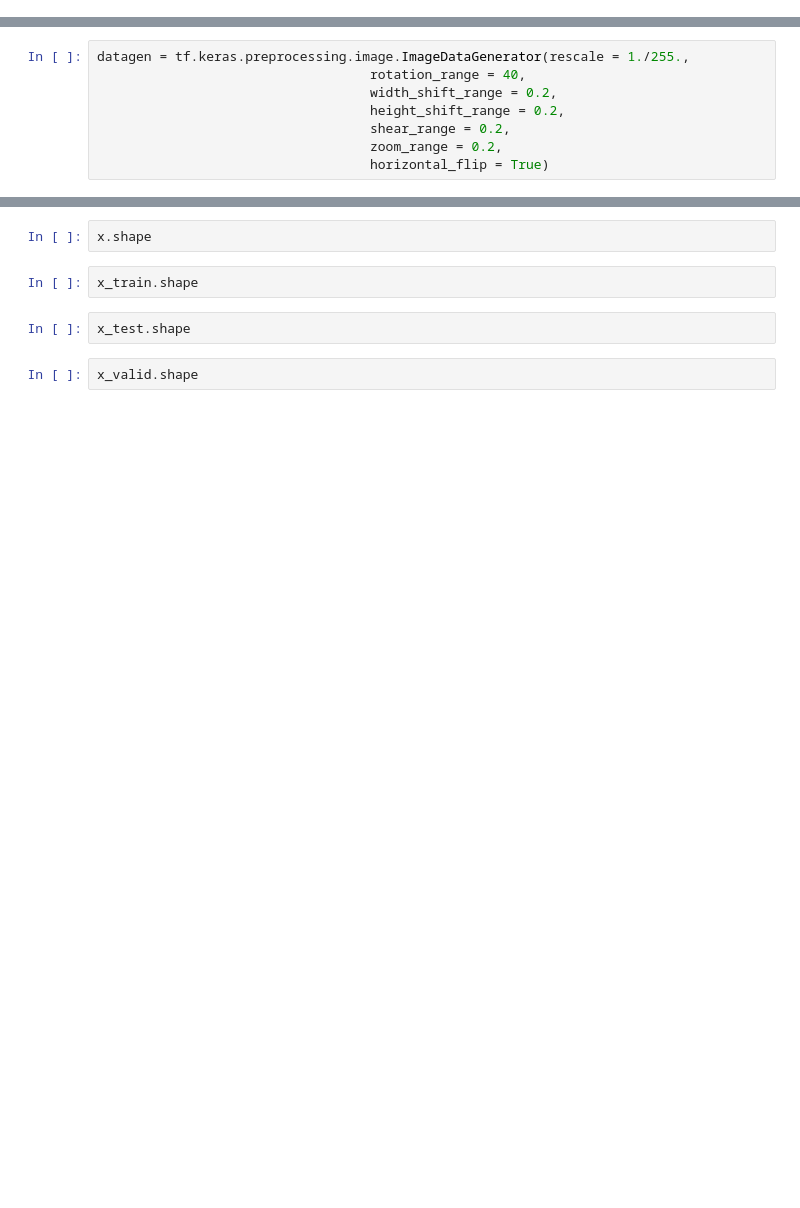
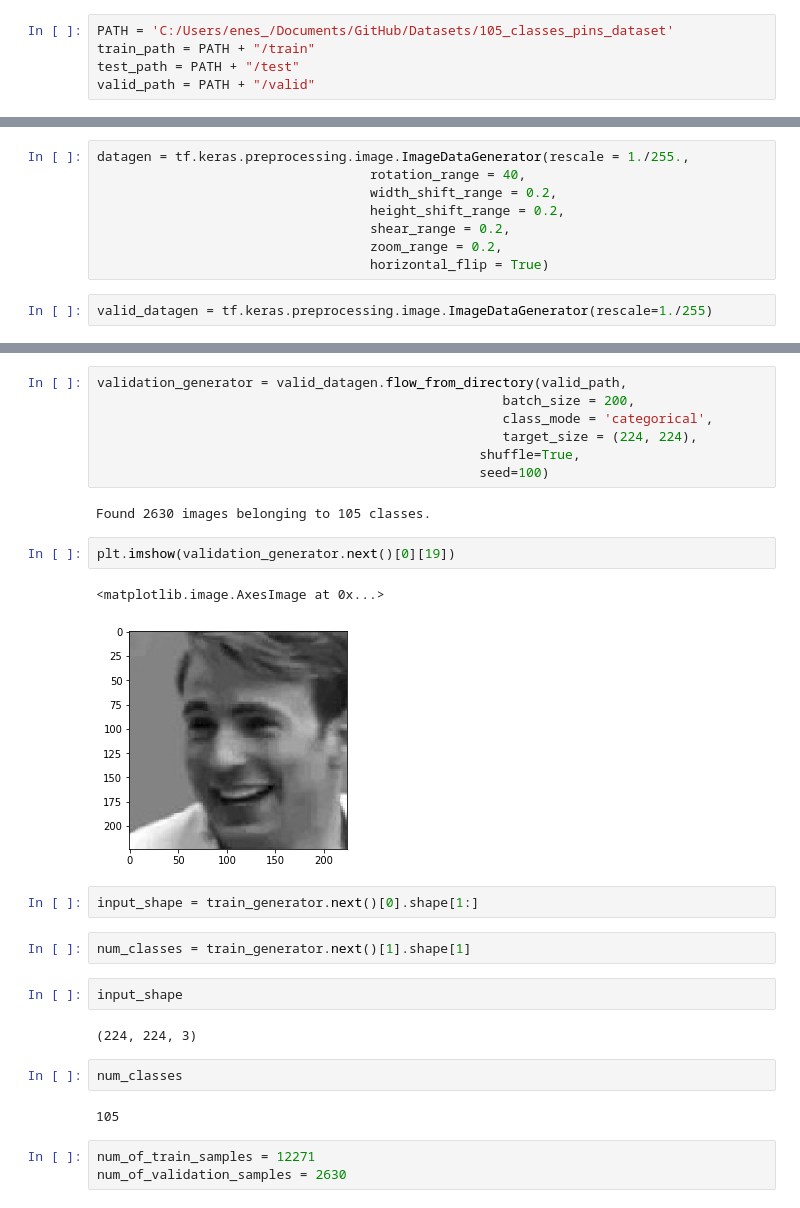
Before and after one commit to ekaynac/Meturone, a Jupyter notebook: Celebrity CNN/CNN.ipynb, the cells around one changed output, grey strips where cells are left out. Cells and saved outputs as stored; diff of their text form; blank space fills up the shorter version.

```diff
--- a/Celebrity CNN/CNN.ipynb
+++ b/Celebrity CNN/CNN.ipynb
@@ -11,0 +8,5 @@ Found 17534 files belonging to 105 classes.
+# %%
+PATH = 'C:/Users/enes_/Documents/GitHub/Datasets/105_classes_pins_dataset'
+train_path = PATH + "/train"
+test_path = PATH + "/test"
+valid_path = PATH + "/valid"
@@ -17,4 +22,6 @@ datagen = tf.keras.preprocessing.image.ImageDataGenerator(rescale = 1./255.,
                                    shear_range = 0.2,
                                    zoom_range = 0.2,
                                    horizontal_flip = True)
+# %%
+valid_datagen = tf.keras.preprocessing.image.ImageDataGenerator(rescale=1./255)
 # %%
@@ -38,8 +36,29 @@ x_test, x_valid, y_test, y_valid = train_test_split(x_test,y_test)
-# %%
-x.shape
-# %%
-x_train.shape
-# %%
-x_test.shape
-# %%
-x_valid.shape
+# %%
+validation_generator = valid_datagen.flow_from_directory(valid_path,
+                                                    batch_size = 200,
+                                                    class_mode = 'categorical',
+                                                    target_size = (224, 224),
+                                                 shuffle=True,
+                                                 seed=100)
+# %% [output]
+Found 2630 images belonging to 105 classes.
+# %%
+plt.imshow(validation_generator.next()[0][19])
+# %% [output]
+<matplotlib.image.AxesImage at 0x...>
+[figure, added]
+# %%
+input_shape = train_generator.next()[0].shape[1:]
+# %%
+num_classes = train_generator.next()[1].shape[1]
+# %%
+input_shape
+# %% [output]
+(224, 224, 3)
+# %%
+num_classes
+# %% [output]
+105
+# %%
+num_of_train_samples = 12271
+num_of_validation_samples = 2630
```
Also changed, not shown: parts of 13 cells of this notebook, 3 other files.
